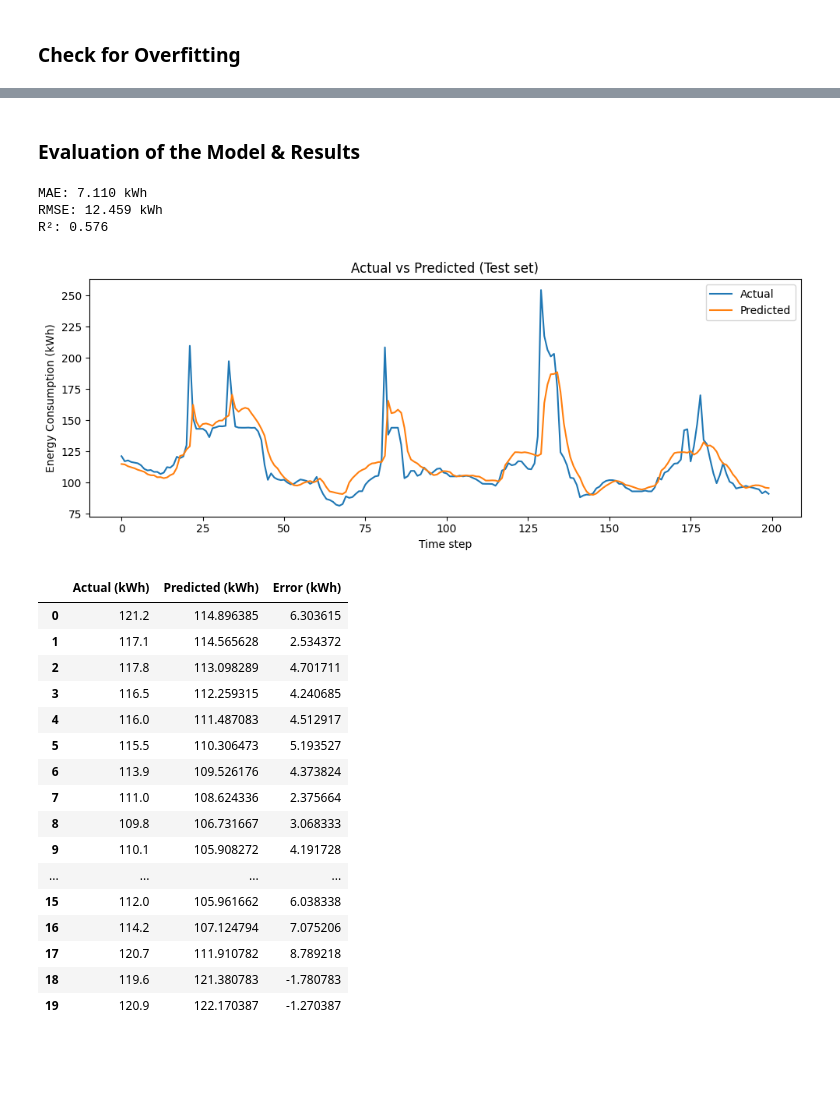
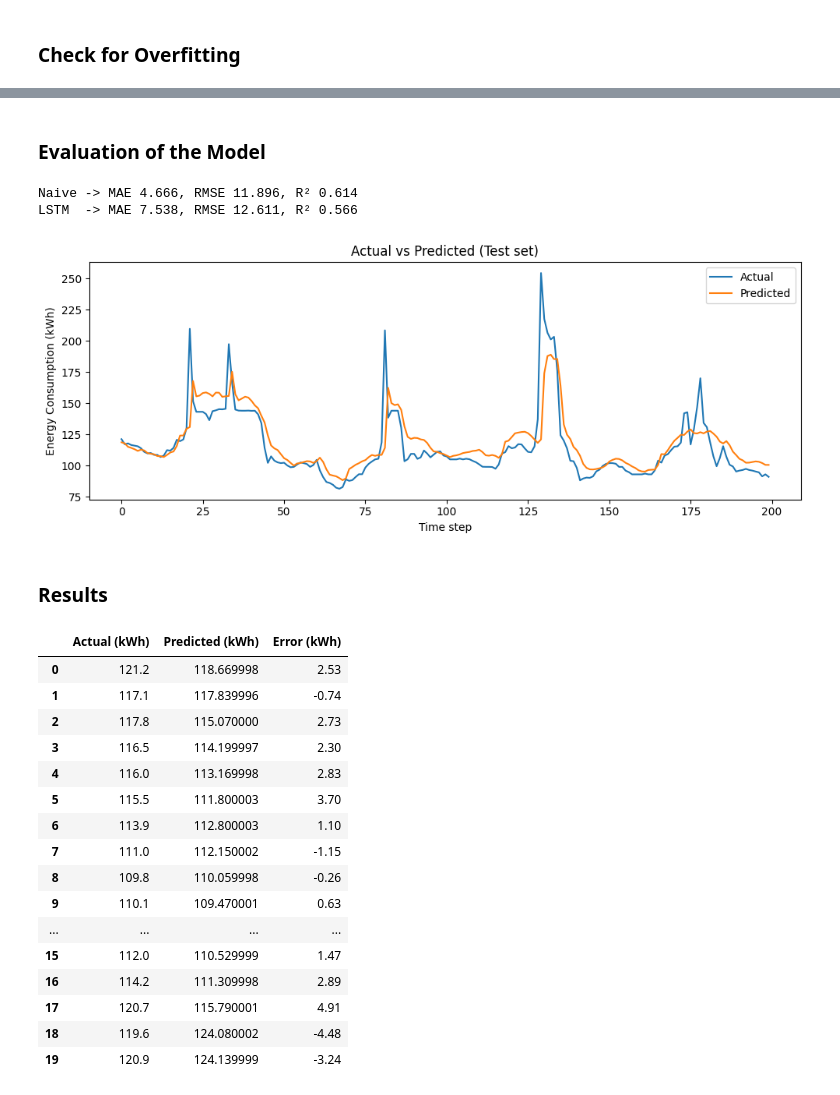
Before and after one commit to MicheleDaconto/LSTM_ora, a Jupyter notebook: LSTM.ipynb, the cells around one changed output, grey strips where cells are left out. Cells and saved outputs as stored; diff of their text form; code cells hidden in the pictures; blank space fills up the shorter version.

```diff
--- a/LSTM.ipynb
+++ b/LSTM.ipynb
@@ -195,37 +198,48 @@ plt.show()
 # %% [markdown]
-### Evaluation of the Model & Results
+### Evaluation of the Model
 # %%
 # Predict on test set
 y_pred_scaled = model.predict(X_test, verbose=0)
 
 # Remove the standardization (results in kWh)
 y_true = scaler_target.inverse_transform(y_test)
 y_pred = scaler_target.inverse_transform(y_pred_scaled)
+y_true = y_true.ravel()
+y_pred = y_pred.ravel()
+
+# For Baseline comparison
+y_naive = np.roll(y_true, 1)
+y_true_b = y_true[1:]; y_pred_b = y_pred[1:]; y_naive_b = y_naive[1:]
 
 # Compute evaluation metrics
 mae = mean_absolute_error(y_true, y_pred)
 rmse = np.sqrt(mean_squared_error(y_true, y_pred))
 r2 = r2_score(y_true, y_pred)
 
-print(f"MAE: {mae:.3f} kWh")
-print(f"RMSE: {rmse:.3f} kWh")
-print(f"R²: {r2:.3f}")
+# For Baseline
+mae_n = mean_absolute_error(y_true_b, y_naive_b)
+rmse_n = np.sqrt(mean_squared_error(y_true_b, y_naive_b))
+r2_n = r2_score(y_true_b, y_naive_b)
+
+print(f"Naive -> MAE {mae_n:.3f}, RMSE {rmse_n:.3f}, R² {r2_n:.3f}")
+print(f"LSTM  -> MAE {mae:.3f}, RMSE {rmse:.3f}, R² {r2:.3f}")
 
 # See performance of the model for the first 200 time steps in the test set
 plt.figure(figsize=(10,4))
 plt.plot(y_true[:200], label='Actual', linewidth=1.5)
 plt.plot(y_pred[:200], label='Predicted', linewidth=1.5)
 plt.title('Actual vs Predicted (Test set)')
 plt.xlabel('Time step')
 plt.ylabel('Energy Consumption (kWh)')
 plt.legend()
 plt.tight_layout()
 plt.show()
 # %% [output]
-MAE: 7.110 kWh
-RMSE: 12.459 kWh
-R²: 0.576
+Naive -> MAE 4.666, RMSE 11.896, R² 0.614
+LSTM  -> MAE 7.538, RMSE 12.611, R² 0.566
-[figure, old version]
+[figure, new version]
+# %% [markdown]
+### Results
 # %%
 # Return comparison between actual and predicted for the whole test set
 y_true = np.squeeze(y_true)
@@ -234,27 +248,27 @@ error = y_true - y_pred
 
 results = pd.DataFrame({
     'Actual (kWh)': y_true,
-    'Predicted (kWh)': y_pred,
-    'Error (kWh)': error
+    'Predicted (kWh)': y_pred.round(2),
+    'Error (kWh)': error.round(2)
 })
 
 # Display first 20 rows of the results
 results.head(20)
 # %% [output]
 |  | Actual (kWh) | Predicted (kWh) | Error (kWh) |
-| 0 | 121.2 | 114.896385 | 6.303615 |
-| 1 | 117.1 | 114.565628 | 2.534372 |
-| 2 | 117.8 | 113.098289 | 4.701711 |
-| 3 | 116.5 | 112.259315 | 4.240685 |
-| 4 | 116.0 | 111.487083 | 4.512917 |
-| 5 | 115.5 | 110.306473 | 5.193527 |
-| 6 | 113.9 | 109.526176 | 4.373824 |
-| 7 | 111.0 | 108.624336 | 2.375664 |
-| 8 | 109.8 | 106.731667 | 3.068333 |
-| 9 | 110.1 | 105.908272 | 4.191728 |
+| 0 | 121.2 | 118.669998 | 2.53 |
+| 1 | 117.1 | 117.839996 | -0.74 |
+| 2 | 117.8 | 115.070000 | 2.73 |
+| 3 | 116.5 | 114.199997 | 2.30 |
+| 4 | 116.0 | 113.169998 | 2.83 |
+| 5 | 115.5 | 111.800003 | 3.70 |
+| 6 | 113.9 | 112.800003 | 1.10 |
+| 7 | 111.0 | 112.150002 | -1.15 |
+| 8 | 109.8 | 110.059998 | -0.26 |
+| 9 | 110.1 | 109.470001 | 0.63 |
 | ... | ... | ... | ... |
-| 15 | 112.0 | 105.961662 | 6.038338 |
-| 16 | 114.2 | 107.124794 | 7.075206 |
-| 17 | 120.7 | 111.910782 | 8.789218 |
-| 18 | 119.6 | 121.380783 | -1.780783 |
-| 19 | 120.9 | 122.170387 | -1.270387 |
+| 15 | 112.0 | 110.529999 | 1.47 |
+| 16 | 114.2 | 111.309998 | 2.89 |
+| 17 | 120.7 | 115.790001 | 4.91 |
+| 18 | 119.6 | 124.080002 | -4.48 |
+| 19 | 120.9 | 124.139999 | -3.24 |
```
Also changed, not shown: parts of 5 cells of this notebook, 1 other file.
